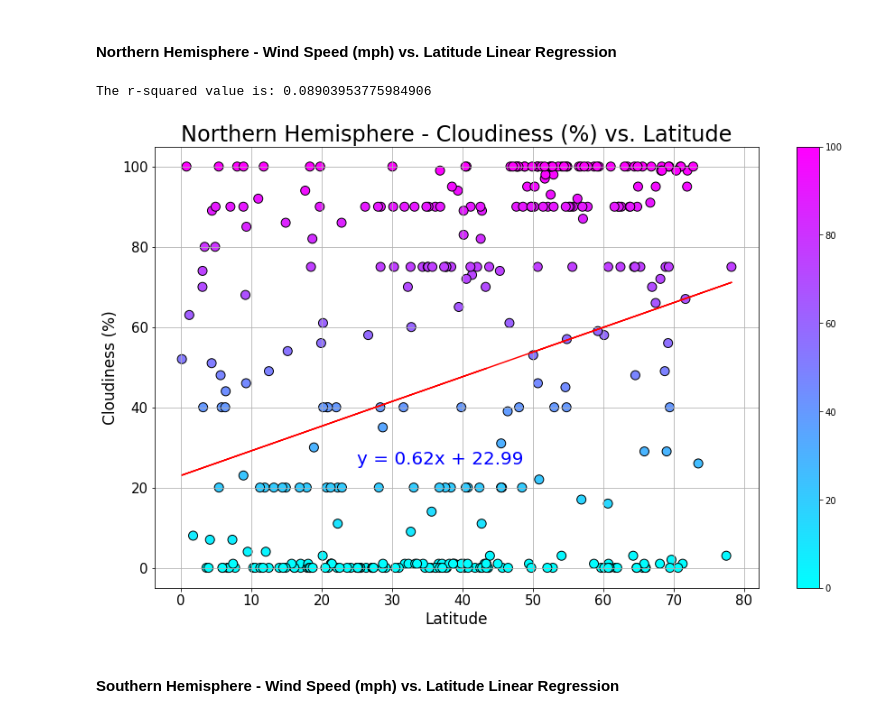
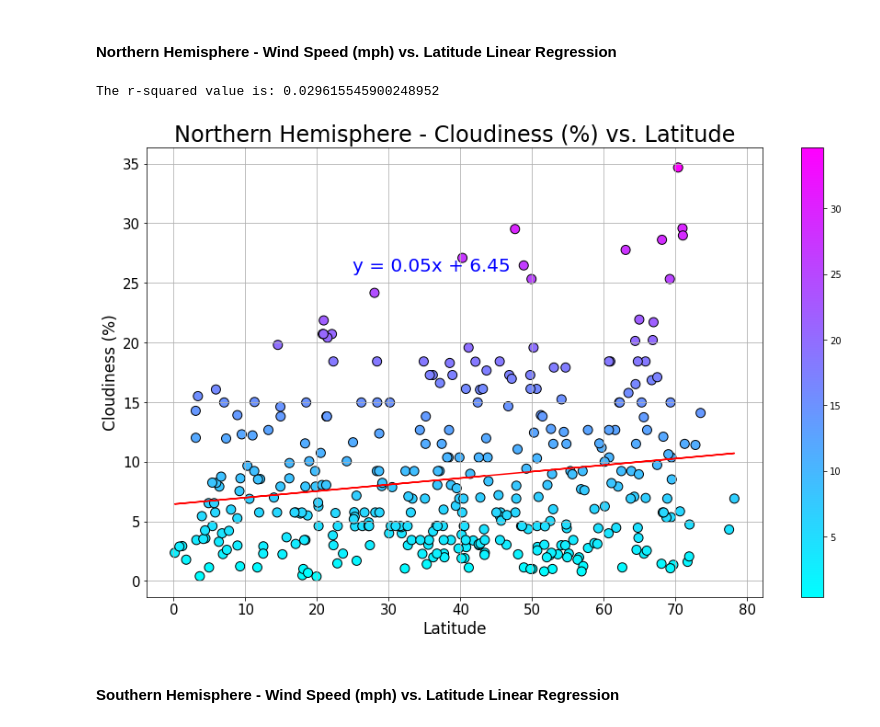
Before and after one commit to crogar/python-api-challenge, a Jupyter notebook: WeatherPy/WeatherPy.ipynb, the cells around one changed output. Saved outputs shown, nothing was run; the diff lists cells and outputs as text; code cells hidden in the pictures.

```diff
--- a/WeatherPy/WeatherPy.ipynb
+++ b/WeatherPy/WeatherPy.ipynb
@@ -396,29 +396,29 @@ The r-squared value is: 0.049484649371858834
 ####  Northern Hemisphere - Wind Speed (mph) vs. Latitude Linear Regression
 # %%
 n_lats = northern_hemisphere_df['Lat']  # latitudes for cities in the northern hemisphere
-n_winds = northern_hemisphere_df["Cloudiness"]
+n_winds = northern_hemisphere_df["Wind Speed"]
 
 (slope, intercept, rvalue, pvalue, stderr) = linregress(n_lats, n_winds)
 
 regress_values = n_lats * slope + intercept
 line_eq = "y = " + str(round(slope,2)) + "x + " + str(round(intercept,2))
 
 plt.figure(figsize=(15,9))
 plt.grid()
 plt.title("Northern Hemisphere - Cloudiness (%) vs. Latitude", fontsize=24, )
 plt.scatter(n_lats,n_winds, s=100, c=n_winds, cmap='cool', edgecolors="black")
 plt.plot(n_lats,regress_values,"r-")
 
 plt.annotate(line_eq,(25,26),fontsize=20,color="blue")
 plt.xlabel("Latitude", fontsize=17)
 plt.ylabel("Cloudiness (%)", fontsize=17)
 plt.xticks(fontsize= 15)
 plt.yticks(fontsize= 15);
 plt.colorbar()
 print(f"The r-squared value is: {rvalue**2}")
 # %% [output]
-The r-squared value is: 0.08903953775984906
+The r-squared value is: 0.029615545900248952
-[figure, old version]
+[figure, new version]
 # %% [markdown]
 ####  Southern Hemisphere - Wind Speed (mph) vs. Latitude Linear Regression
 # %%
```
Also changed, not shown: parts of 1 cell of this notebook.
